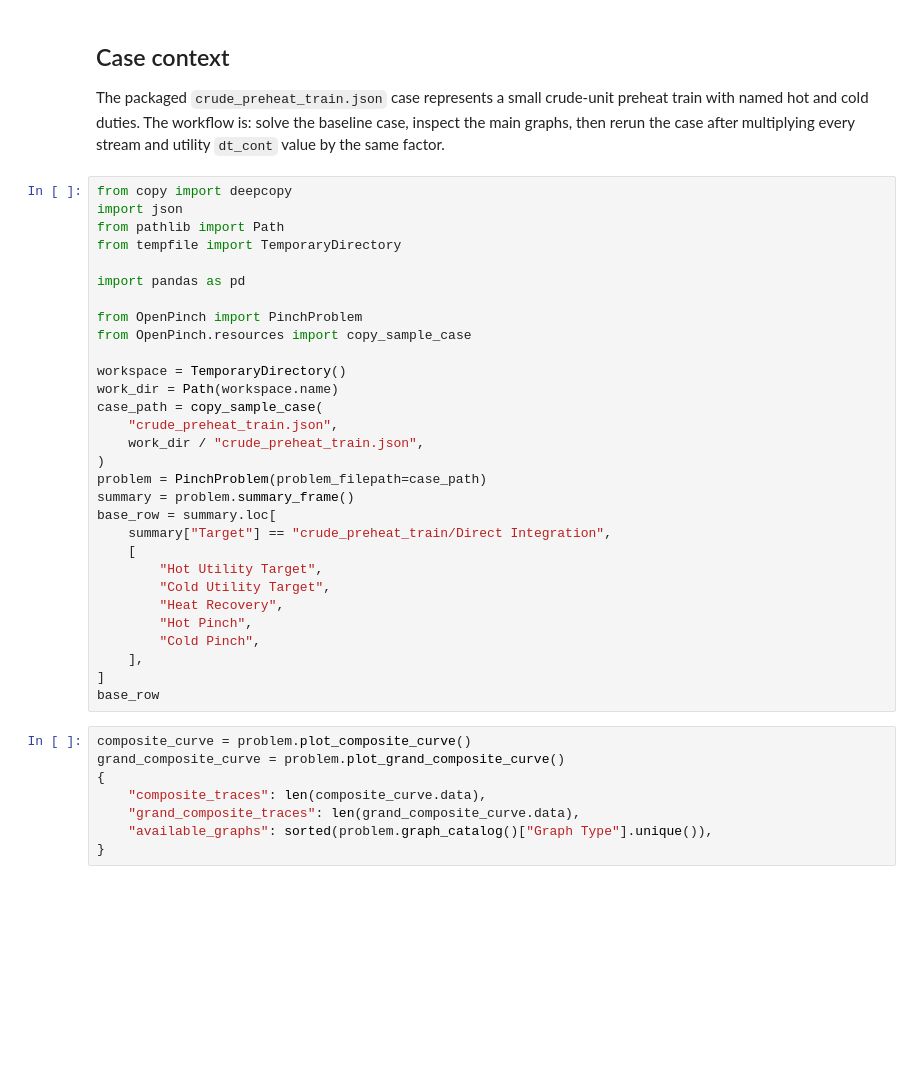
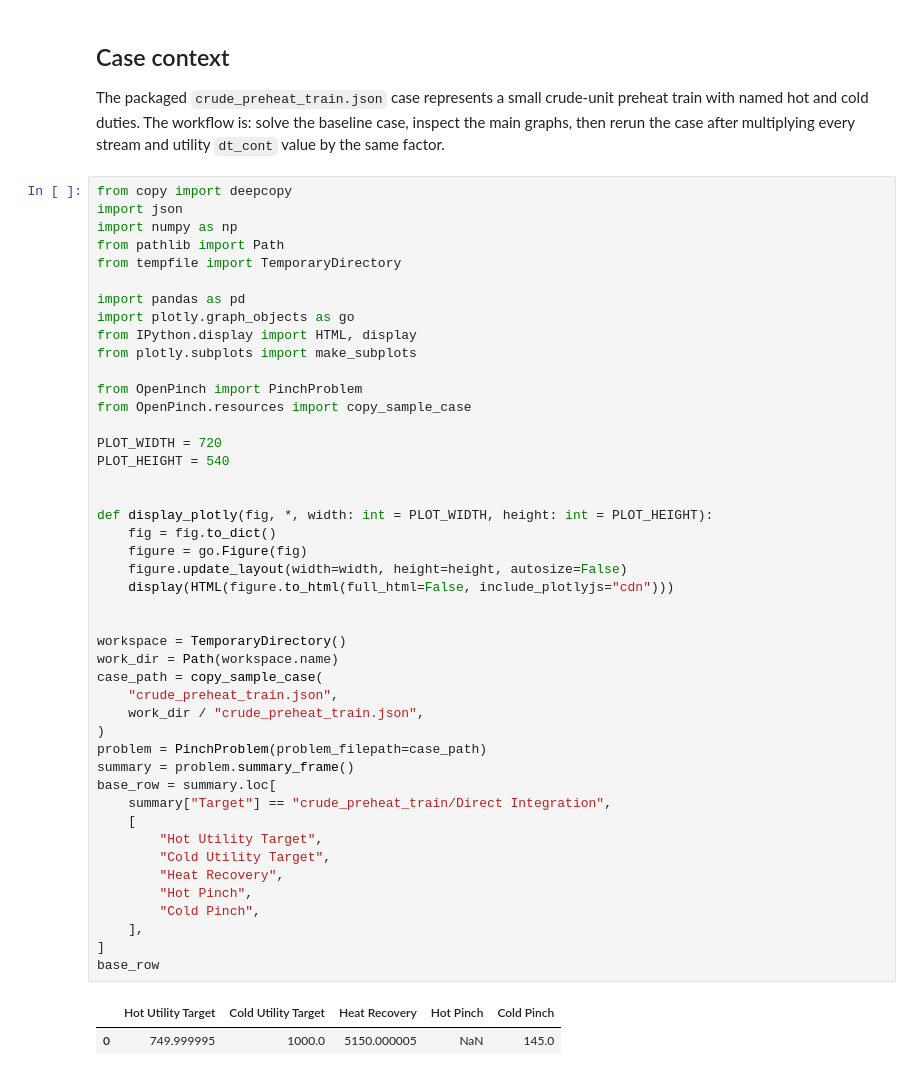
Before and after one commit to waikato-ahuora-smart-energy-systems/OpenPinch, a Jupyter notebook: OpenPinch/data/notebooks/01_basic_pinch_and_dtcont_sensitivity.ipynb, the cells around one changed output. Saved outputs shown, nothing was run; the diff lists cells and outputs as text; blank space fills up the shorter version.

```diff
--- a/OpenPinch/data/notebooks/01_basic_pinch_and_dtcont_sensitivity.ipynb
+++ b/OpenPinch/data/notebooks/01_basic_pinch_and_dtcont_sensitivity.ipynb
@@ -7,38 +7,48 @@ The packaged `crude_preheat_train.json` case represents a small crude-unit prehe
 # %%
 from copy import deepcopy
 import json
+import numpy as np
 from pathlib import Path
 from tempfile import TemporaryDirectory
 
 import pandas as pd
+import plotly.graph_objects as go
+from IPython.display import HTML, display
+from plotly.subplots import make_subplots
 
 from OpenPinch import PinchProblem
 from OpenPinch.resources import copy_sample_case
+
+PLOT_WIDTH = 720
+PLOT_HEIGHT = 540
+
+
+def display_plotly(fig, *, width: int = PLOT_WIDTH, height: int = PLOT_HEIGHT):
+    fig = fig.to_dict()
+    figure = go.Figure(fig)
+    figure.update_layout(width=width, height=height, autosize=False)
+    display(HTML(figure.to_html(full_html=False, include_plotlyjs="cdn")))
+
 
 workspace = TemporaryDirectory()
 work_dir = Path(workspace.name)
 case_path = copy_sample_case(
     "crude_preheat_train.json",
     work_dir / "crude_preheat_train.json",
 )
 problem = PinchProblem(problem_filepath=case_path)
 summary = problem.summary_frame()
 base_row = summary.loc[
     summary["Target"] == "crude_preheat_train/Direct Integration",
     [
         "Hot Utility Target",
         "Cold Utility Target",
         "Heat Recovery",
         "Hot Pinch",
         "Cold Pinch",
     ],
 ]
 base_row
+# %% [output]
+|  | Hot Utility Target | Cold Utility Target | Heat Recovery | Hot Pinch | Cold Pinch |
+| 0 | 749.999995 | 1000.0 | 5150.000005 | NaN | 145.0 |
-# %%
-composite_curve = problem.plot_composite_curve()
-grand_composite_curve = problem.plot_grand_composite_curve()
-{
-    "composite_traces": len(composite_curve.data),
-    "grand_composite_traces": len(grand_composite_curve.data),
-    "available_graphs": sorted(problem.graph_catalog()["Graph Type"].unique()),
-}
```
Also changed, not shown: parts of 8 cells of this notebook, 2 other files.
